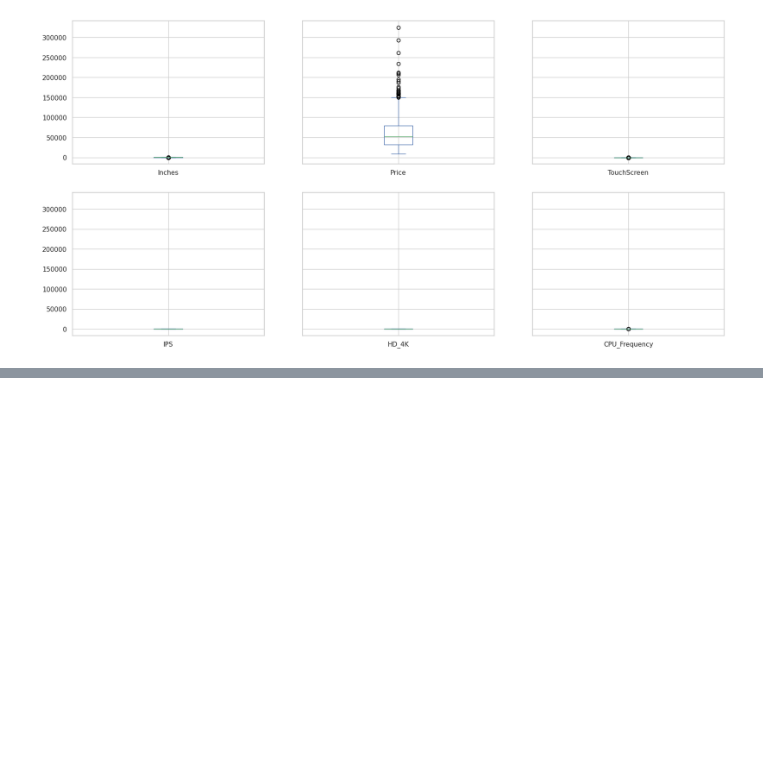
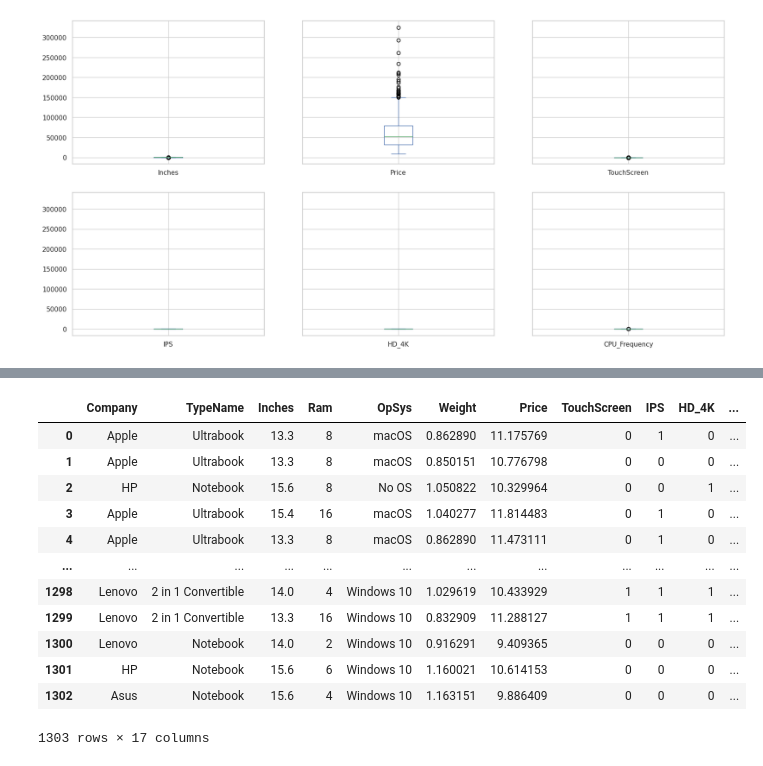
Before and after one commit to Ddasunsandeepa/laptop_price_predictor_project, a Jupyter notebook: notebooks/FC212017-Dasun/Data_Preprocessing.ipynb, the cells around one changed output, grey strips where cells are left out. Saved outputs shown, nothing was run; the diff lists cells and outputs as text; code cells hidden in the pictures; blank space fills up the shorter version.

```diff
--- a/notebooks/FC212017-Dasun/Data_Preprocessing.ipynb
+++ b/notebooks/FC212017-Dasun/Data_Preprocessing.ipynb
@@ -249,0 +496,16 @@ df_Original.select_dtypes ( np.number ).plot ( kind = 'box' , subplots = True ,
+# %%
+df
+# %% [output]
+|  | Company | TypeName | Inches | Ram | OpSys | Weight | Price | TouchScreen | IPS | HD_4K | ... |
+| 0 | Apple | Ultrabook | 13.3 | 8 | macOS | 0.862890 | 11.175769 | 0 | 1 | 0 | ... |
+| 1 | Apple | Ultrabook | 13.3 | 8 | macOS | 0.850151 | 10.776798 | 0 | 0 | 0 | ... |
+| 2 | HP | Notebook | 15.6 | 8 | No OS | 1.050822 | 10.329964 | 0 | 0 | 1 | ... |
+| 3 | Apple | Ultrabook | 15.4 | 16 | macOS | 1.040277 | 11.814483 | 0 | 1 | 0 | ... |
+| 4 | Apple | Ultrabook | 13.3 | 8 | macOS | 0.862890 | 11.473111 | 0 | 1 | 0 | ... |
+| ... | ... | ... | ... | ... | ... | ... | ... | ... | ... | ... | ... |
+| 1298 | Lenovo | 2 in 1 Convertible | 14.0 | 4 | Windows 10 | 1.029619 | 10.433929 | 1 | 1 | 1 | ... |
+| 1299 | Lenovo | 2 in 1 Convertible | 13.3 | 16 | Windows 10 | 0.832909 | 11.288127 | 1 | 1 | 1 | ... |
+| 1300 | Lenovo | Notebook | 14.0 | 2 | Windows 10 | 0.916291 | 9.409365 | 0 | 0 | 0 | ... |
+| 1301 | HP | Notebook | 15.6 | 6 | Windows 10 | 1.160021 | 10.614153 | 0 | 0 | 0 | ... |
+| 1302 | Asus | Notebook | 15.6 | 4 | Windows 10 | 1.163151 | 9.886409 | 0 | 0 | 0 | ... |
+1303 rows × 17 columns
```
Also changed, not shown: parts of 17 cells of this notebook, 1 other file.
